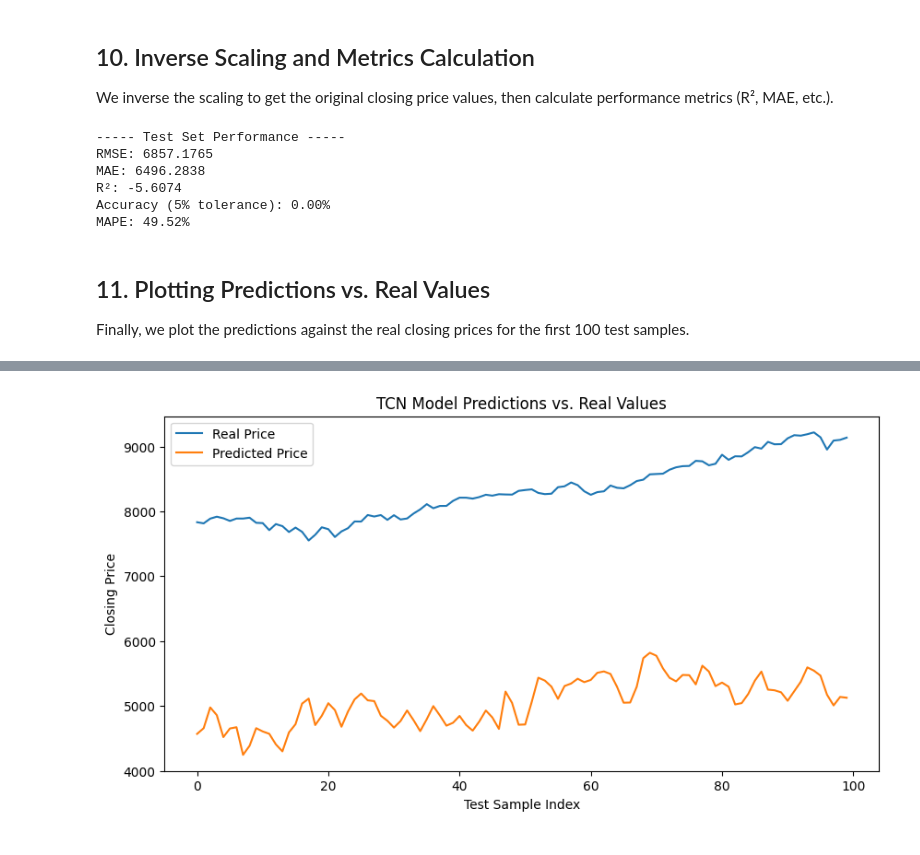
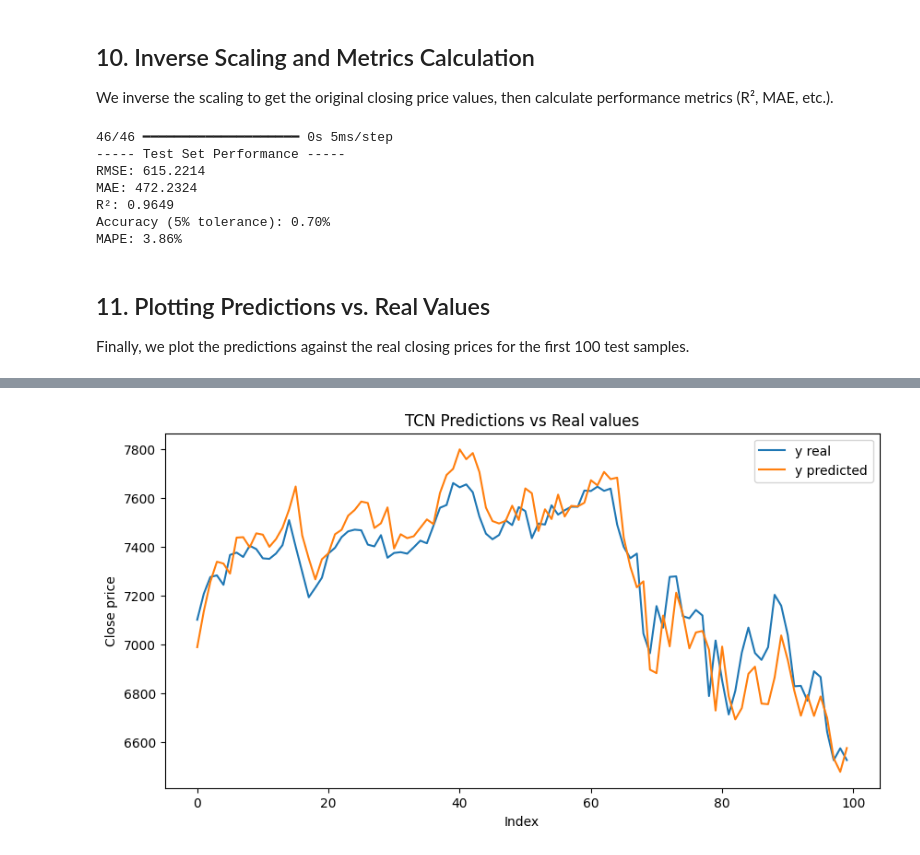
Before and after one commit to Weltozz/CS---DL-Project, a Jupyter notebook: TCN_model/TCN.ipynb, the cells around one changed output, grey strips where cells are left out. Drawn from its saved outputs; the diff is of its cells as text; code cells hidden in the pictures.

```diff
--- a/TCN_model/TCN.ipynb
+++ b/TCN_model/TCN.ipynb
@@ -161,7 +175,7 @@ Test shapes: (1158, 2000, 1) (1158, 1)
 We build our hybrid TCN+LSTM model using the function from the module.
 Our model takes sequences of shape (sequence_length, 1) and predicts a single value.
 # %%
-# Build the model using the function from DL_TCN
-model = NN_MODEL(input_shape=(sequence_length, 1), learning_rate=0.0005)
+input_shape = (sequence_length, X.shape[-1])
+model = NN_MODEL(input_shape=input_shape)
 model.summary()
 # %% [output]
@@ -181,15 +198,23 @@ Model: "sequential_15"
 
 We train the model using EarlyStopping and ReduceLROnPlateau to avoid overfitting.
 # %%
-# Define callbacks
-early_stopping = EarlyStopping(monitor='val_loss', patience=12, restore_best_weights=True)
-reduce_lr = ReduceLROnPlateau(monitor='val_loss', factor=0.5, patience=5, verbose=1)
+early_stopping = EarlyStopping(
+    monitor='val_loss',
+    patience=20,
+    restore_best_weights=True
+) # on arrete l'entrainement si la loss ne diminue plus sur plusieurs epochs
 
-# Train the model
+reduce_lr = ReduceLROnPlateau(
+    monitor='val_loss',
+    factor=0.5,
+    patience=5,
+    verbose=1
+) # quand la loss ne diminue plus, on baisse le learning rate
+
 history = model.fit(
     X_train, y_train,
-    epochs=100,
-    batch_size=32,
+    epochs=80,
+    batch_size=16,
     validation_data=(X_val, y_val),
     callbacks=[
         early_stopping,
@@ -250,8 +274,9 @@ Test Loss: [2.859853982925415, 1.6021071672439575, -534.2888793945312, 0.0]
 We inverse the scaling to get the original closing price values, then calculate performance metrics (R², MAE, etc.).
 # %%
 # Inverse transform the predictions and true values
-y_test_unscaled = scaler.inverse_transform(y_test)
-y_pred_unscaled = scaler.inverse_transform(y_pred_scaled)
+y_pred_scaled = model.predict(X_test)
+y_test_unscaled = target_scaler.inverse_transform(y_test.reshape(-1,1))
+y_pred_unscaled = target_scaler.inverse_transform(y_pred_scaled.reshape(-1,1))
 
 # Calculate metrics using functions from scikit-learn
 from sklearn.metrics import r2_score, mean_absolute_error, mean_absolute_percentage_error
@@ -269,24 +294,29 @@ print(f"R²: {r2:.4f}")
 print(f"Accuracy (5% tolerance): {accuracy:.2f}%")
 print(f"MAPE: {mape:.2f}%")
 # %% [output]
+46/46 ━━━━━━━━━━━━━━━━━━━━ 0s 5ms/step
 ----- Test Set Performance -----
-RMSE: 6857.1765
-MAE: 6496.2838
-R²: -5.6074
-Accuracy (5% tolerance): 0.00%
-MAPE: 49.52%
+RMSE: 615.2214
+MAE: 472.2324
+R²: 0.9649
+Accuracy (5% tolerance): 0.70%
+MAPE: 3.86%
 # %% [markdown]
 ## 11. Plotting Predictions vs. Real Values
 
 Finally, we plot the predictions against the real closing prices for the first 100 test samples.
 # %%
+y_pred_scaled = model.predict(X_test)
+y_test_unscaled = target_scaler.inverse_transform(y_test.reshape(-1,1))
+y_pred_unscaled = target_scaler.inverse_transform(y_pred_scaled.reshape(-1,1))
+
 n_plot = 100
 plt.figure(figsize=(10, 5))
-plt.plot(y_test_unscaled[:n_plot], label='Real Price')
-plt.plot(y_pred_unscaled[:n_plot], label='Predicted Price')
-plt.xlabel("Test Sample Index")
-plt.ylabel("Closing Price")
-plt.title("TCN Model Predictions vs. Real Values")
+plt.plot(y_test_unscaled[:n_plot], label='y real')
+plt.plot(y_pred_unscaled[:n_plot], label='y predicted')
+plt.xlabel("Index")
+plt.ylabel("Close price")
+plt.title("TCN Predictions vs Real values")
 plt.legend()
 plt.show()
 # %% [output]
@@ -293 +324 @@ plt.show()
-[figure, old version]
+[figure, new version]
```
Also changed, not shown: parts of 11 cells of this notebook, 1 other file.
